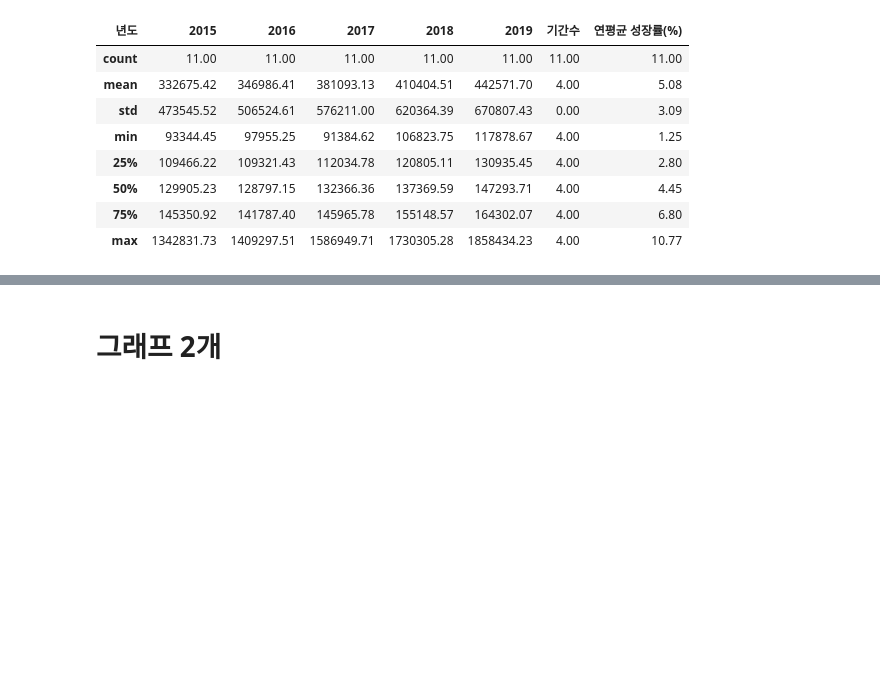
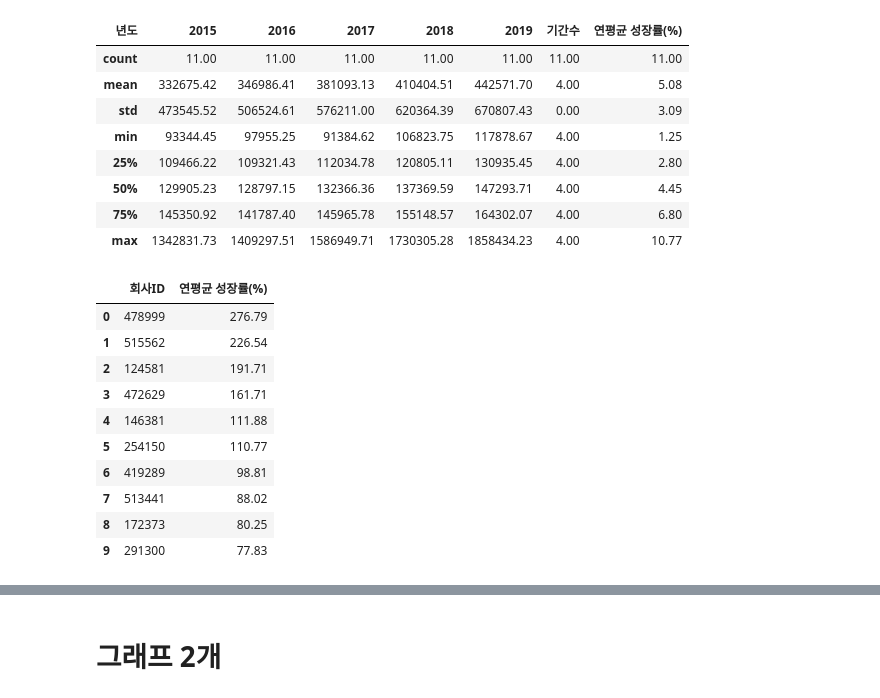
Before and after one commit to Aliasss/team3_wanted_onboarding, a Jupyter notebook: team3_onboarding_week1_analysis4(취합용_김동섭).ipynb, the cells around one changed output, grey strips where cells are left out. Cells and saved outputs as stored; diff of their text form; code cells hidden in the pictures; blank space fills up the shorter version.

```diff
--- a/team3_onboarding_week1_analysis4(취합용_김동섭).ipynb
+++ b/team3_onboarding_week1_analysis4(취합용_김동섭).ipynb
@@ -73,3 +73,17 @@ data_top50 = data['연평균 성장률(%)'].head(50).to_frame().reset_index()
 | 50% | 129905.23 | 128797.15 | 132366.36 | 137369.59 | 147293.71 | 4.00 | 4.45 |
 | 75% | 145350.92 | 141787.40 | 145965.78 | 155148.57 | 164302.07 | 4.00 | 6.80 |
 | max | 1342831.73 | 1409297.51 | 1586949.71 | 1730305.28 | 1858434.23 | 4.00 | 10.77 |
+# %%
+data_top50.head(10)
+# %% [output]
+|  | 회사ID | 연평균 성장률(%) |
+| 0 | 478999 | 276.79 |
+| 1 | 515562 | 226.54 |
+| 2 | 124581 | 191.71 |
+| 3 | 472629 | 161.71 |
+| 4 | 146381 | 111.88 |
+| 5 | 254150 | 110.77 |
+| 6 | 419289 | 98.81 |
+| 7 | 513441 | 88.02 |
+| 8 | 172373 | 80.25 |
+| 9 | 291300 | 77.83 |
```
Also changed, not shown: parts of 3 cells of this notebook.
